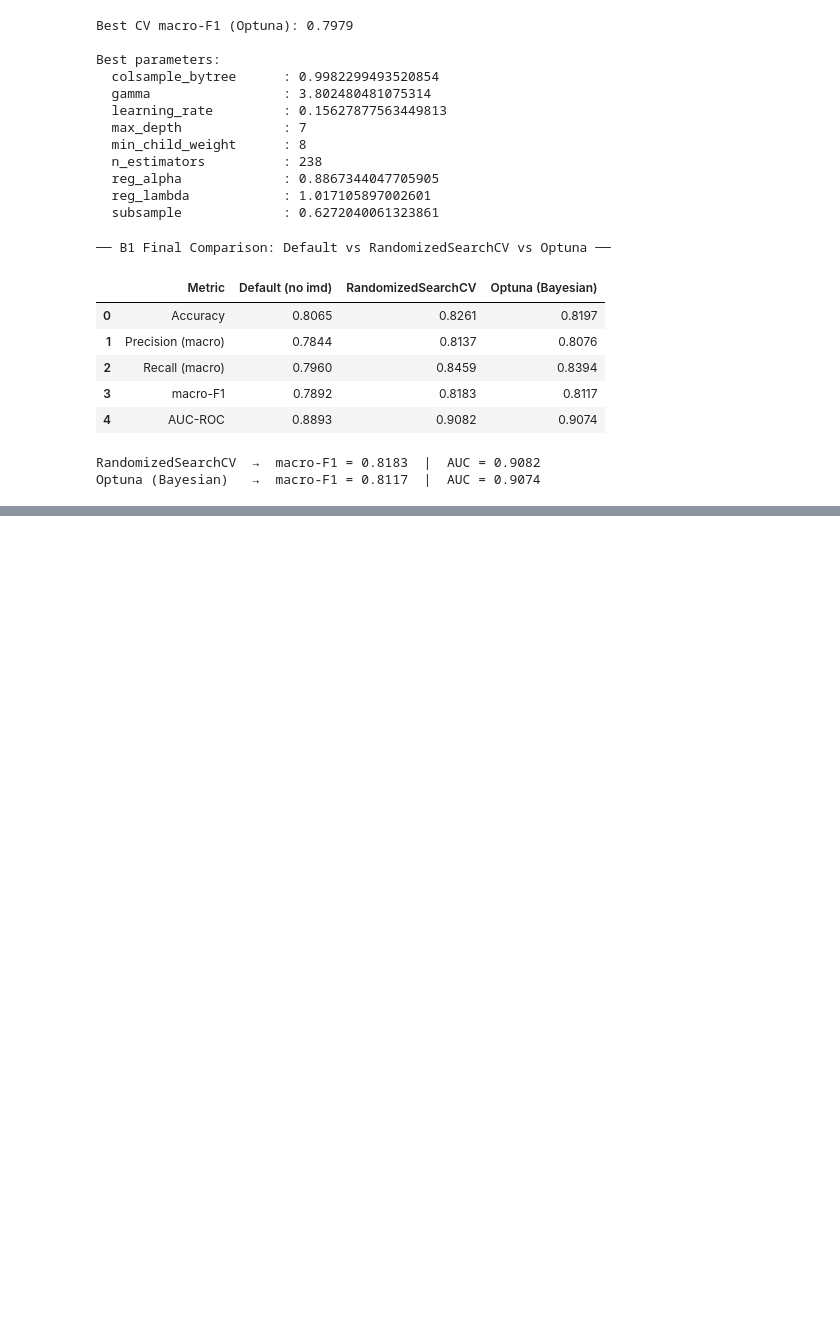
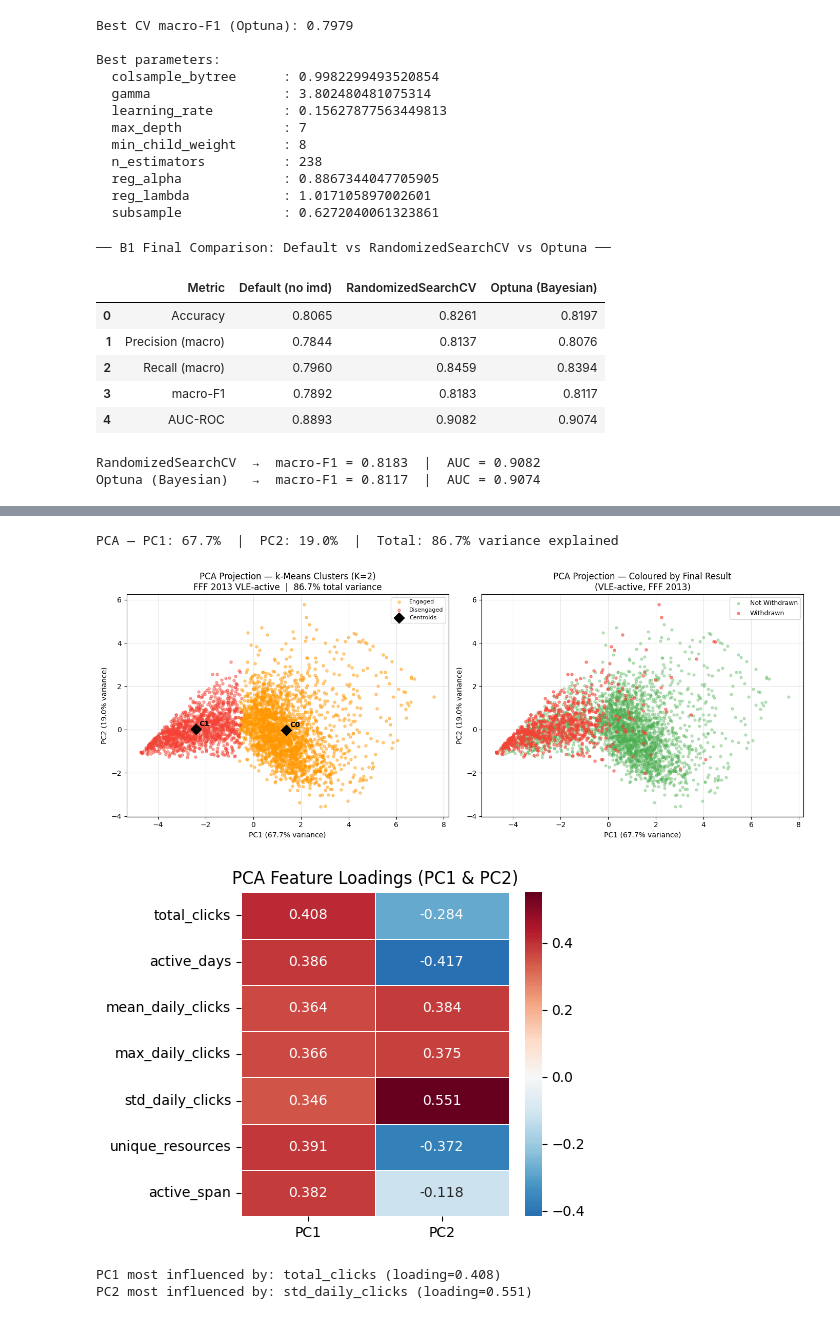
Before and after one commit to ShawnCuiCode/oulad-at-risk-prediction, a Jupyter notebook: OULAD.ipynb, the cells around one changed output, grey strips where cells are left out. Saved outputs shown, nothing was run; the diff lists cells and outputs as text; code cells hidden in the pictures; blank space fills up the shorter version.

```diff
--- a/OULAD.ipynb
+++ b/OULAD.ipynb
@@ -1702,0 +3457,70 @@ Optuna (Bayesian)   →  macro-F1 = 0.8117  |  AUC = 0.9074
+# %%
+# ── B2.4  PCA 2D Projection ────────────────────────────────────
+from sklearn.decomposition import PCA
+
+pca    = PCA(n_components=2, random_state=42)
+X_pca  = pca.fit_transform(X_clust_scaled)
+var_exp = pca.explained_variance_ratio_
+
+centroids_pca = pca.transform(km_b2.cluster_centers_)
+
+print(f"PCA — PC1: {var_exp[0]:.1%}  |  PC2: {var_exp[1]:.1%}  |  "
+      f"Total: {sum(var_exp):.1%} variance explained")
+
+# Withdrawal mask aligned to vle_clust row order (de-duped by id_student)
+# Some students appear in both 2013B and 2013J; keep first occurrence.
+si_dedup = si_fff_train.drop_duplicates(subset='id_student').set_index('id_student')
+wd_mask_pca = si_dedup.loc[vle_clust['id_student'], 'final_result'].eq('Withdrawn').values
+
+fig, axes = plt.subplots(1, 2, figsize=(14, 5.5))
+
+# Left: coloured by cluster
+for c in range(CHOSEN_K):
+    mask = labels_train_vle == c
+    axes[0].scatter(X_pca[mask, 0], X_pca[mask, 1],
+                    c=cluster_colors[c], alpha=0.45, s=14, label=cluster_names[c])
+axes[0].scatter(centroids_pca[:, 0], centroids_pca[:, 1],
+                marker='D', s=110, c='black', zorder=5, label='Centroids')
+for i, (cx, cy) in enumerate(centroids_pca):
+    axes[0].annotate(f'C{i}', (cx, cy), xytext=(5, 4),
+                     textcoords='offset points', fontsize=10, fontweight='bold')
+axes[0].set_xlabel(f'PC1 ({var_exp[0]:.1%} variance)')
+axes[0].set_ylabel(f'PC2 ({var_exp[1]:.1%} variance)')
+axes[0].set_title(f'PCA Projection — k-Means Clusters (K={CHOSEN_K})\n'
+                  f'FFF 2013 VLE-active  |  {sum(var_exp):.1%} total variance')
+axes[0].legend(fontsize=8)
+axes[0].grid(True, alpha=0.3)
+
+# Right: coloured by withdrawal outcome
+axes[1].scatter(X_pca[~wd_mask_pca, 0], X_pca[~wd_mask_pca, 1],
+                c='#4CAF50', alpha=0.35, s=12, label='Not Withdrawn')
+axes[1].scatter(X_pca[wd_mask_pca, 0], X_pca[wd_mask_pca, 1],
+                c='#F44336', alpha=0.55, s=14, label='Withdrawn')
+axes[1].set_xlabel(f'PC1 ({var_exp[0]:.1%} variance)')
+axes[1].set_ylabel(f'PC2 ({var_exp[1]:.1%} variance)')
+axes[1].set_title('PCA Projection — Coloured by Final Result\n(VLE-active, FFF 2013)')
+axes[1].legend(fontsize=9)
+axes[1].grid(True, alpha=0.3)
+
+plt.tight_layout()
+plt.show()
+
+# ── PCA loading heatmap ─────────────────────────────────────────
+loadings = pd.DataFrame(pca.components_.T, index=CLUSTER_FEATURES,
+                        columns=['PC1', 'PC2'])
+fig, ax = plt.subplots(figsize=(5, 4))
+sns.heatmap(loadings, annot=True, fmt='.3f', cmap='RdBu_r', center=0,
+            linewidths=0.5, ax=ax)
+ax.set_title('PCA Feature Loadings (PC1 & PC2)')
+plt.tight_layout()
+plt.show()
+print("\nPC1 most influenced by:", loadings['PC1'].abs().idxmax(),
+      f"(loading={loadings.loc[loadings['PC1'].abs().idxmax(), 'PC1']:.3f})")
+print("PC2 most influenced by:", loadings['PC2'].abs().idxmax(),
+      f"(loading={loadings.loc[loadings['PC2'].abs().idxmax(), 'PC2']:.3f})")
+# %% [output]
+PCA — PC1: 67.7%  |  PC2: 19.0%  |  Total: 86.7% variance explained
+[figure, added]
+[figure, added]
+PC1 most influenced by: total_clicks (loading=0.408)
+PC2 most influenced by: std_daily_clicks (loading=0.551)
```
Also changed, not shown: parts of 22 cells of this notebook.
